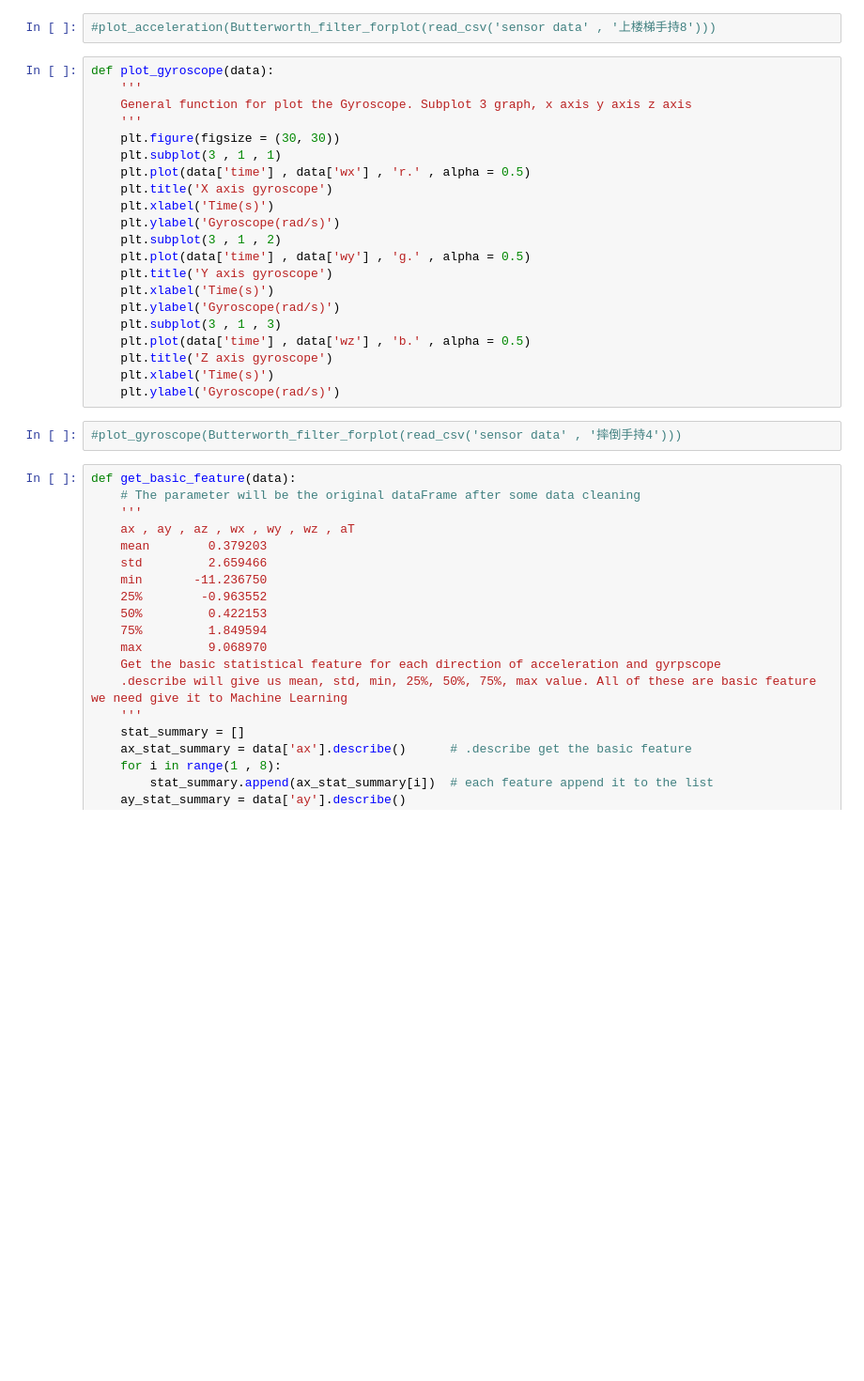
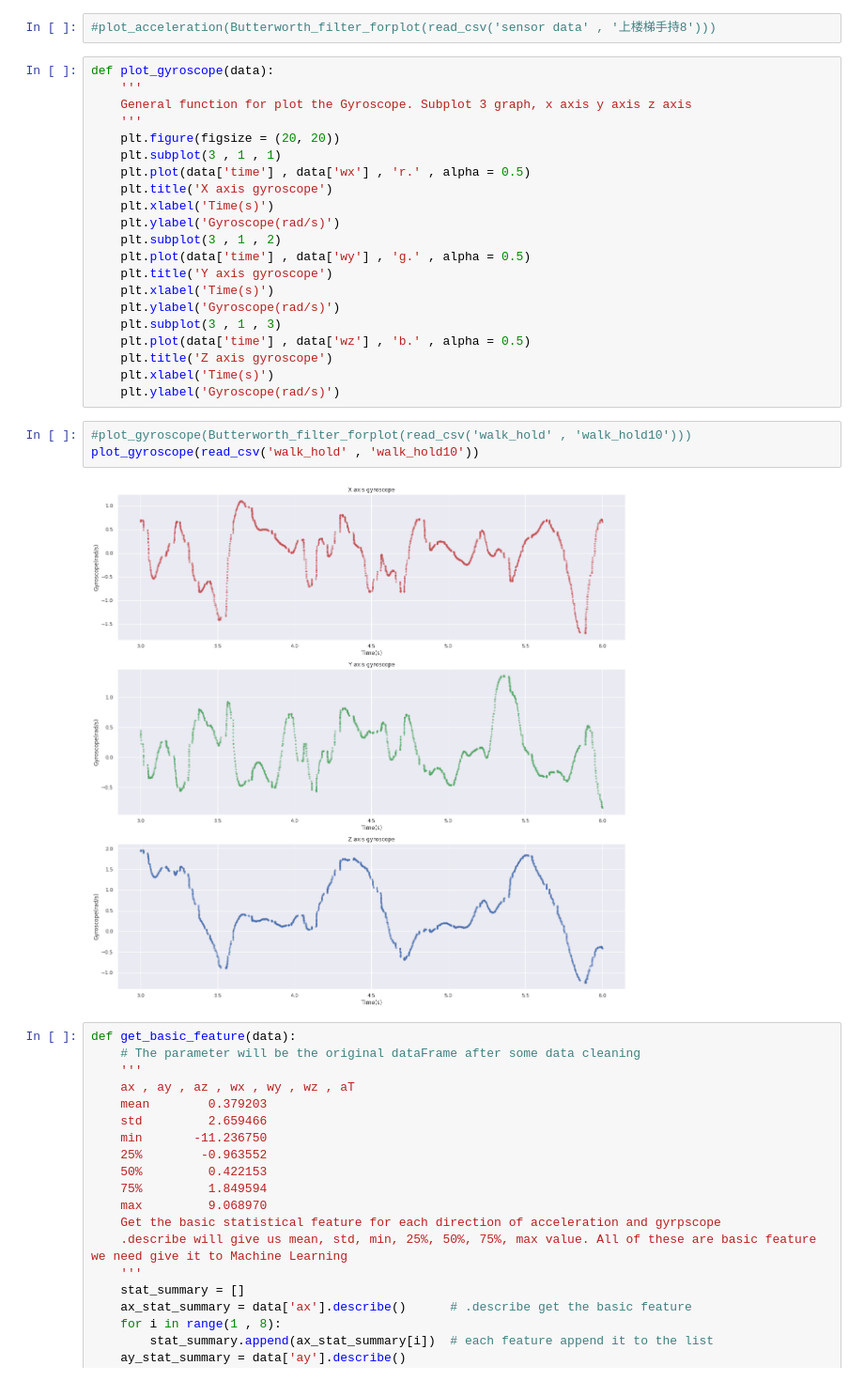
Before and after one commit to MingXXI/cmpt353, a Jupyter notebook: Cleaning_Data.ipynb, the cells around one changed output. Shown at 94% size. Drawn from its saved outputs; the diff is of its cells as text; blank space fills up the shorter version.

```diff
--- a/Cleaning_Data.ipynb
+++ b/Cleaning_Data.ipynb
@@ -124,7 +149,7 @@ def plot_gyroscope(data):
     '''
     General function for plot the Gyroscope. Subplot 3 graph, x axis y axis z axis
     '''
-    plt.figure(figsize = (30, 30))
+    plt.figure(figsize = (20, 20))
     plt.subplot(3 , 1 , 1)
     plt.plot(data['time'] , data['wx'] , 'r.' , alpha = 0.5)
     plt.title('X axis gyroscope')
@@ -141,7 +166,10 @@ def plot_gyroscope(data):
     plt.xlabel('Time(s)')
     plt.ylabel('Gyroscope(rad/s)')
 # %%
-#plot_gyroscope(Butterworth_filter_forplot(read_csv('sensor data' , '摔倒手持4')))
+#plot_gyroscope(Butterworth_filter_forplot(read_csv('walk_hold' , 'walk_hold10')))
+plot_gyroscope(read_csv('walk_hold' , 'walk_hold10'))
+# %% [output]
+[figure, added]
 # %%
 def get_basic_feature(data):
     # The parameter will be the original dataFrame after some data cleaning
```
Also changed, not shown: parts of 6 cells of this notebook, 5 other files.
